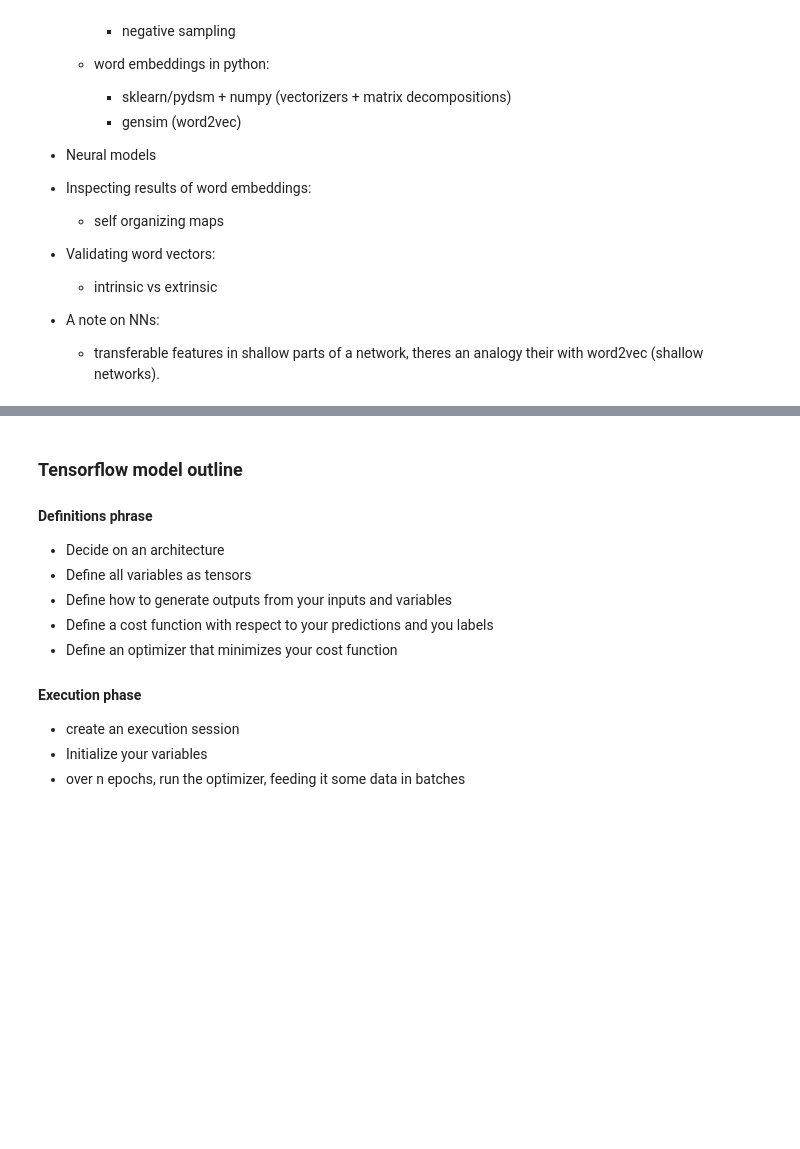
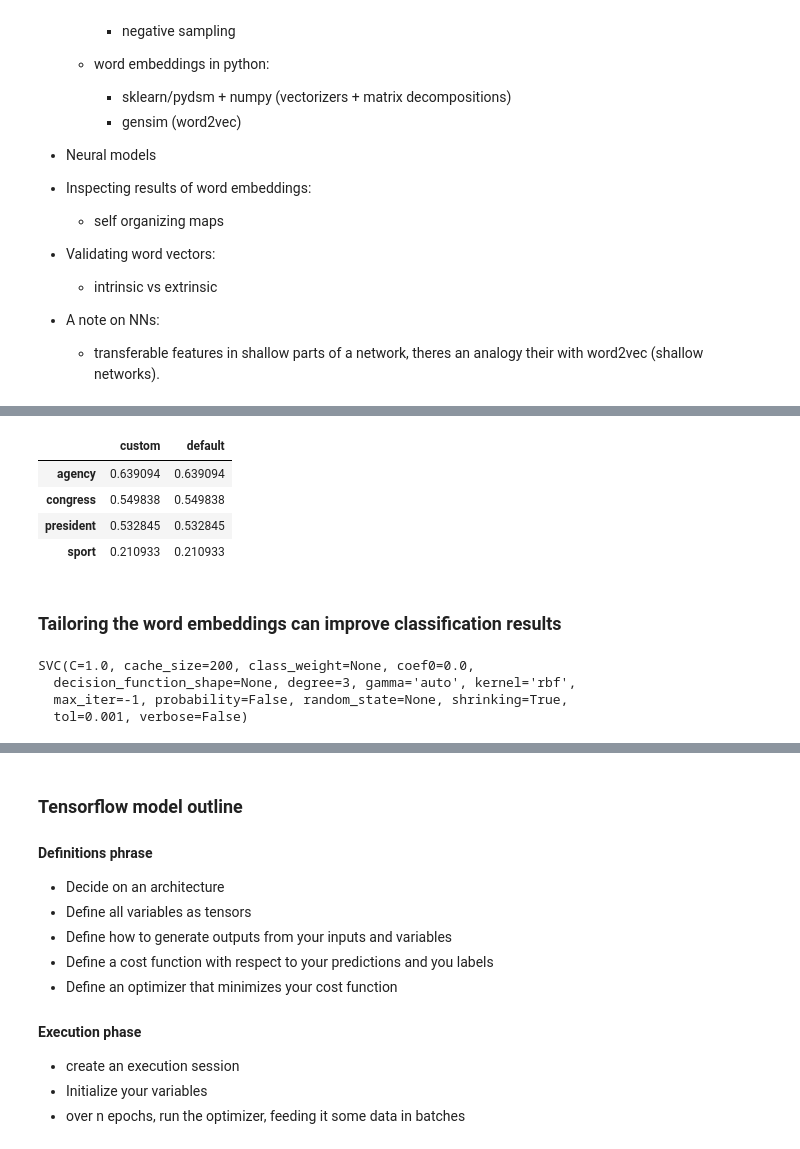
Before and after one commit to jupytercon2017user/jupytercon-2017, a Jupyter notebook: tutorial/deep-learning.ipynb, the cells around one changed output, grey strips where cells are left out. Drawn from its saved outputs; the diff is of its cells as text; code cells hidden in the pictures; blank space fills up the shorter version.

```diff
--- a/tutorial/deep-learning.ipynb
+++ b/tutorial/deep-learning.ipynb
@@ -171,0 +169,43 @@ IndexError: pop from empty list
+# %%
+
+sims = {}
+test_word = 'government'
+for word in ['president', 'congress', 'sport', 'agency']:
+    custom_similarity = model.similarity(test_word, word)
+    spacy_similarity = nlp(test_word).similarity(nlp_new(word))
+    sims[word] = {'default': spacy_similarity, 'custom':custom_similarity}
+pd.DataFrame(sims).T
+# %% [output]
+|  | custom | default |
+| agency | 0.639094 | 0.639094 |
+| congress | 0.549838 | 0.549838 |
+| president | 0.532845 | 0.532845 |
+| sport | 0.210933 | 0.210933 |
+# %% [markdown]
+### Tailoring the word embeddings can improve classification results
+# %%
+from sklearn.svm import SVC
+from sklearn.model_selection import train_test_split
+import numpy as np
+X1 = np.array(list(map(lambda doc: doc.vector, nlp.pipe(corpus, tag=False, parse=False))))
+X2 = np.array(list(map(lambda doc: doc.vector, nlp_new.pipe(corpus, tag=False, parse=False))))
+y = dataset.target
+
+X1_train, X1_test, X2_train, X2_test, y_train, y_test = train_test_split(X1, X2, y, test_size=.3)
+svm1 = SVC()
+svm1.fit(X1_train, y_train)
+
+svm2 = SVC()
+svm2.fit(X2_train, y_train)
+
+from sklearn.metrics import accuracy_score
+preds1 = svm1.predict(X1_test)
+preds2 = svm2.predict(X2_test)
+
+print(accuracy_score(y_test, preds1))
+print(accuracy_score(y_test, preds2))
+# %% [output]
+SVC(C=1.0, cache_size=200, class_weight=None, coef0=0.0,
+  decision_function_shape=None, degree=3, gamma='auto', kernel='rbf',
+  max_iter=-1, probability=False, random_state=None, shrinking=True,
+  tol=0.001, verbose=False)
```
Also changed, not shown: parts of 17 cells of this notebook, 5 other files.
